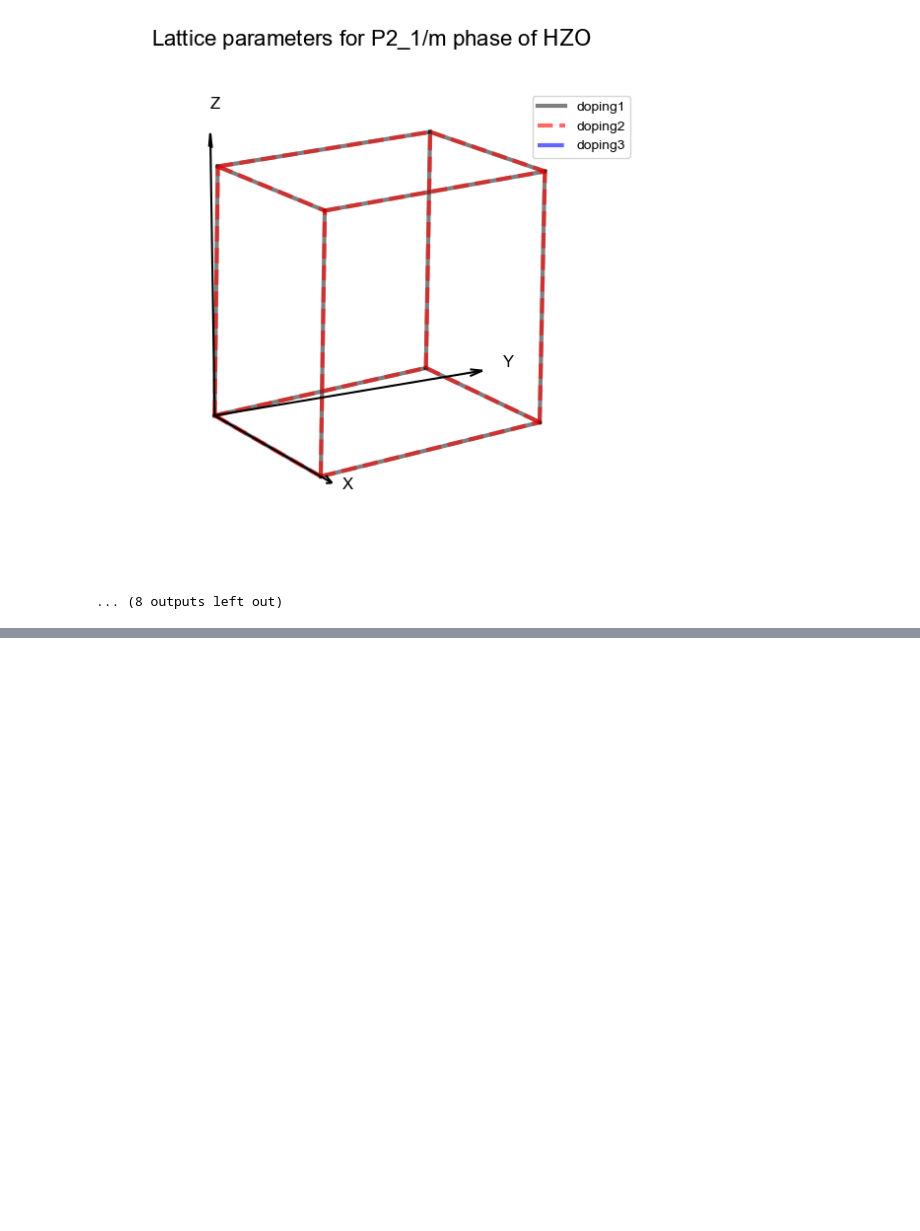
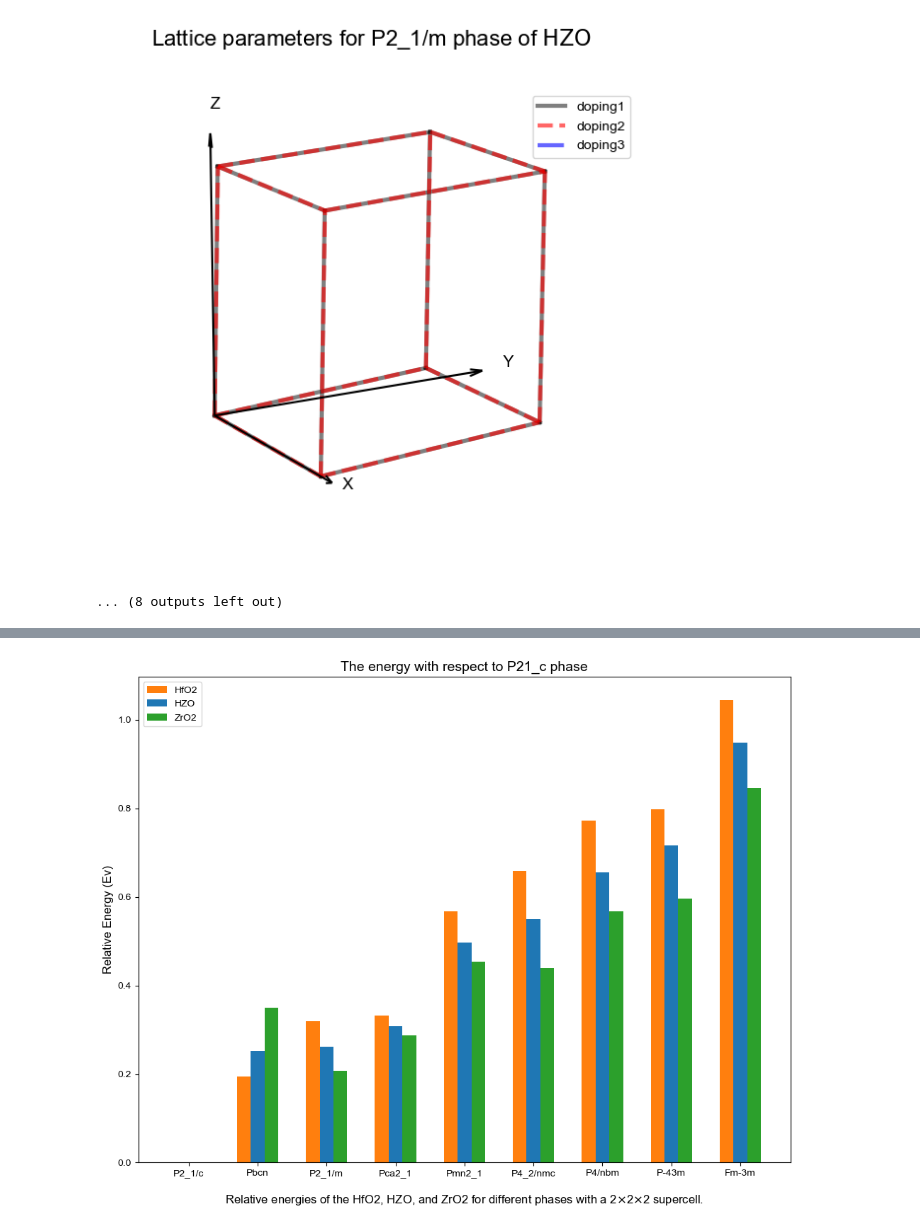
Before and after one commit to xuechuang1999/process-data-of-phase, a Jupyter notebook: HZO_data/process_data_all_files.ipynb, the cells around one changed output, grey strips where cells are left out. Drawn from its saved outputs; the diff is of its cells as text; code cells hidden in the pictures; blank space fills up the shorter version.

Commit message:
HZO data update

```diff
--- a/HZO_data/process_data_all_files.ipynb
+++ b/HZO_data/process_data_all_files.ipynb
@@ -0,0 +116,12 @@
+# %%
+import pandas as pd
+
+data = pd.read_csv('HfO2-to-ZrO2_all_energy_data.csv')
+
+df = pd.DataFrame(data)
+
+new_column_order = ['phase', 'HfO2', 'H3Z1O8', 'HZO', 'H1Z3O8', 'ZrO2']
+
+df = df[new_column_order]
+
+df.to_csv('HfO2-to-ZrO2_all_energy_data_reordered.csv', index=False)
@@ -405,0 +756,68 @@ plot_structure(df)
+# %%
+import pandas as pd
+import matplotlib.pyplot as plt
+import numpy as np
+import matplotlib
+
+
+
+matplotlib.rcParams['font.family'] = 'Arial'
+
+def plot_comparison_bar_chart(csv_file):
+    """
+    This function reads a CSV file and plots a grouped bar chart comparing values
+    from the second to fourth columns across different phases.
+
+    Parameters:
+    csv_file (str): Path to the input CSV file.
+    """
+    # Read the CSV file
+    data = pd.read_csv(csv_file)
+
+    # Extract data columns
+    phases = data['phase']  # First column as phase labels
+    hfo2 = data['HfO2']  # Second column (doping1)
+    hzo = data['HZO']  # Third column (doping2)
+    zro2 = data['ZrO2']  # Fourth column (doping3)
+
+    # Set the position for each group of bars
+    x = np.arange(len(phases))  # Position of each group of bars
+    width = 0.2  # Width of each bar
+
+    # Create a figure and axis for the plot
+    fig, ax = plt.subplots(figsize=(10, 8))
+
+    # Plot each set of bars with different colors, and let the tickers lie in the middle of the bars
+
+    ax.bar(x - width, hfo2, width, label='HfO2', color='tab:orange')
+    ax.bar(x, hzo, width, label='HZO', color='tab:blue')
+    ax.bar(x + width, zro2, width, label='ZrO2', color='tab:green')
+
+
+    # Set axis labels and title
+    ax.set_xlabel(r'Relative energies of the HfO2, HZO, and ZrO2 for different phases with a 2$\times$2$\times$2 supercell.', fontsize=12, labelpad=15)
+    ax.set_ylabel('Relative Energy (Ev)', fontsize=12)
+    ax.set_title('The energy with respect to P21_c phase', fontsize=14)
+
+    # Set x-axis ticks and labels (phase names)
+    ax.set_xticks(x)
+    ax.set_xticklabels(phases, rotation=0, ha='center')
+
+    # Add legend to the plot
+    # ax.legend(title="Functional", fontsize=10)
+    ax.legend(fontsize=10)
+
+    # Adjust layout to prevent clipping of labels
+    plt.tight_layout()
+
+    # save the plot
+    plt.savefig('comparison_bar_chart.png', dpi=600)
+
+    # Show the plot
+    plt.show()
+
+# Example usage
+csv_file = 'hf2o_hzo_zro2_energy_data.csv'  # Replace with your CSV file path
+plot_comparison_bar_chart(csv_file)
+# %% [output]
+[figure, added]
```
Also changed, not shown: parts of 6 cells of this notebook, 12 other files.
